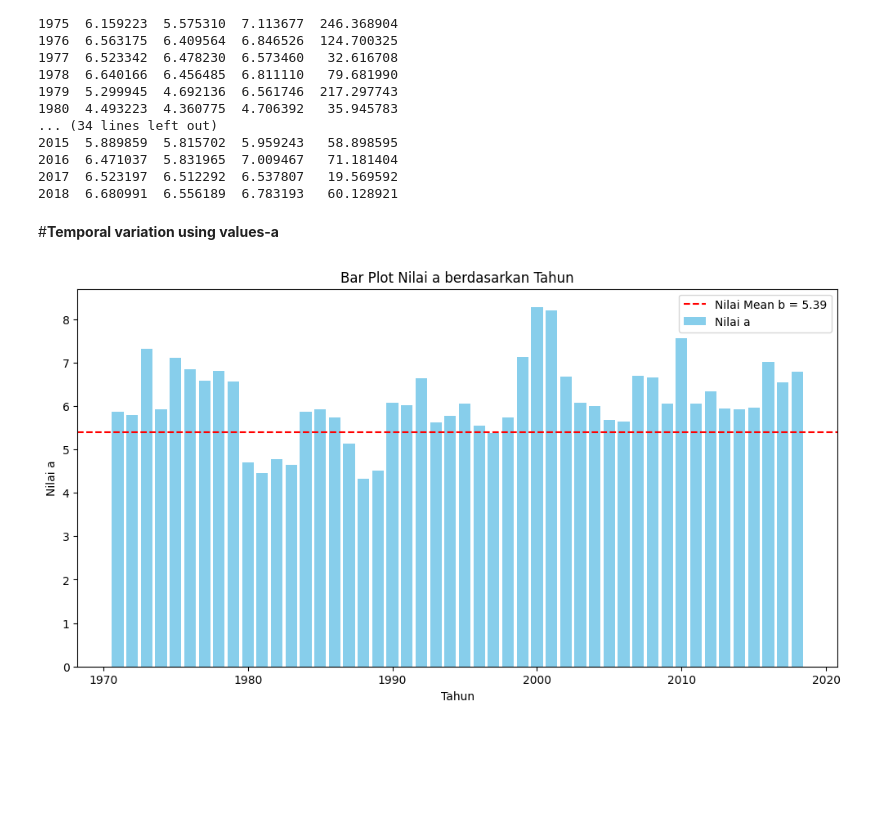
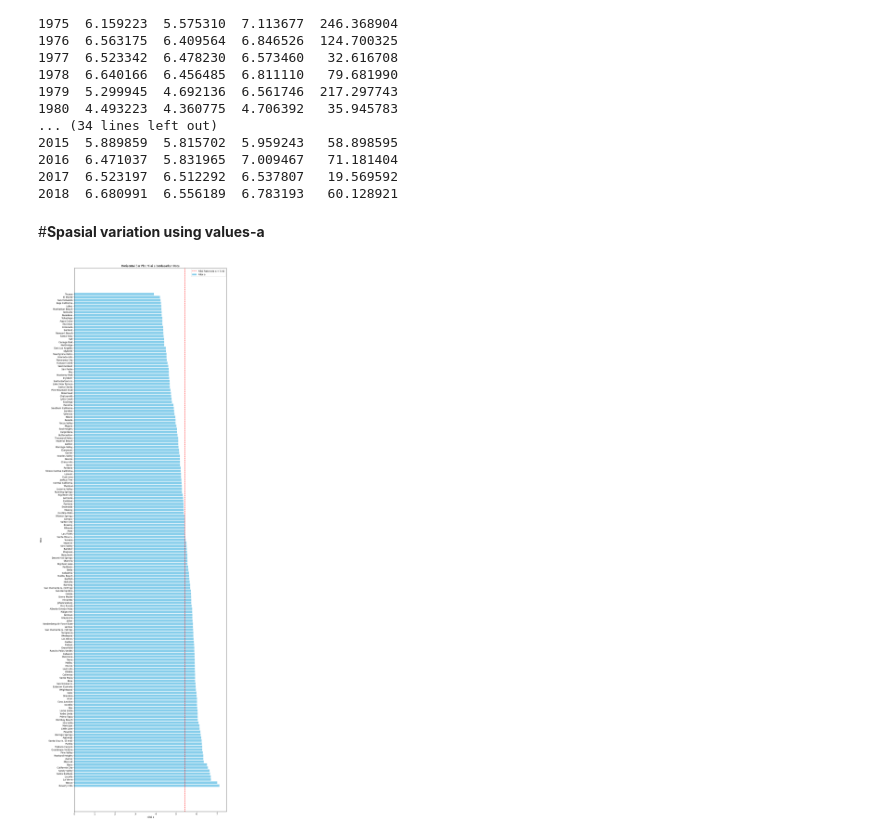
Before and after one commit to arifadli/Earthquake-Event-Analysis, a Jupyter notebook: Spatial Analysis using a and b value/a value/Spatial California value-a distribution.ipynb, the cells around one changed output. Drawn from its saved outputs; the diff is of its cells as text; code cells hidden in the pictures; blank space fills up the shorter version.

```diff
--- a/Spatial Analysis using a and b value/a value/Spatial California value-a distribution.ipynb
+++ b/Spatial Analysis using a and b value/a value/Spatial California value-a distribution.ipynb
@@ -62,7 +62,7 @@ df.head(5)
 5 rows × 22 columns
 # %%
 # Mengambil hanya kolom yang diinginkan
-selected_columns = ['time', 'latitude', 'longitude', 'depth', 'mag', 'magType', 'net', 'id', 'updated', 'type', 'status', 'locationSource', 'magSource']
+selected_columns = ['time', 'latitude', 'longitude', 'place','depth', 'mag', 'magType', 'net', 'id', 'updated', 'type', 'status', 'locationSource', 'magSource']
 df_selected_columns = df[selected_columns]
 
 # Menampilkan DataFrame yang hanya berisi kolom yang dipilih
@@ -82,3 +82,5 @@ df_selected_columns.head(10)
+# %%
+df = df_selected_columns
 # %%
 def bvalue_OLS(magnitude_series):
     magnitudes = magnitude_series.value_counts().sort_index()
@@ -143,5 +149,5 @@ df.head(5)
 # %%
 #reduksi kolom
-fixkolom = california_region[['time','latitude', 'longitude', 'depth', 'mag','magType','year','a-value','b-value']]
+fixkolom = california_region[['time','latitude', 'longitude', 'place','city','depth', 'mag','magType','year','a-value','b-value']]
 fixkolom.head(10)
 # %% [output]
@@ -201,21 +207,42 @@ a_tot = fixkolom.groupby("year")["a-value"].sum()
 
 a_ave = result["sum"].mean()
 # %% [markdown]
-#**Temporal variation using values-a**
+#**Spasial variation using values-a**
 # %%
+import pandas as pd
+from tabulate import tabulate
+
+fixkolom = fixkolom
+
 filtered_data = fixkolom[(fixkolom['year'] >= 1968) & (fixkolom['year'] <= 2018)]
 
-# Hitung nilai mean dari b-value
-mean_a_value = filtered_data['a-value'].mean()
+# Calculate mean a-value for each city
+mean_a_values = filtered_data.groupby('city')['a-value'].mean().reset_index()
 
-# Plot bar plot
-plt.figure(figsize=(12, 6))
-plt.bar(filtered_data['year'], filtered_data['a-value'], color='skyblue', label='Nilai a')
-plt.axhline(y=mean_a_value, color='red', linestyle='--', label=f'Nilai Mean b = {mean_a_value:.2f}')
-plt.xlabel('Tahun')
-plt.ylabel('Nilai a')
-plt.title('Bar Plot Nilai a berdasarkan Tahun')
+# Sort the data by a-value in descending order
+sorted_data = mean_a_values.sort_values(by='a-value', ascending=False)
+
+# Create a table using tabulate
+table = tabulate(sorted_data, headers='keys', tablefmt='pretty', showindex=False)
+
+# Assuming sorted_data is your DataFrame
+mean_value = sorted_data['a-value'].mean()
+
+# Create a horizontal bar plot
+plt.figure(figsize=(12, 35))
+bars = plt.barh(sorted_data['city'], sorted_data['a-value'], color='skyblue', label='Nilai a')
+
+# Add a dashed line for the mean value
+plt.axvline(x=mean_value, color='red', linestyle='--', label=f'Nilai Rata-rata a = {mean_value:.2f}')
+
+# Labeling and formatting
+plt.xlabel('Nilai a')
+plt.ylabel('Kota')
+plt.title('Horizontal Bar Plot Nilai a berdasarkan Kota')
 plt.legend()
+plt.tight_layout()
+
+# Show the plot
 plt.show()
 # %% [output]
-[figure, old version]
+[figure, new version]
```
Also changed, not shown: parts of 13 cells of this notebook.
